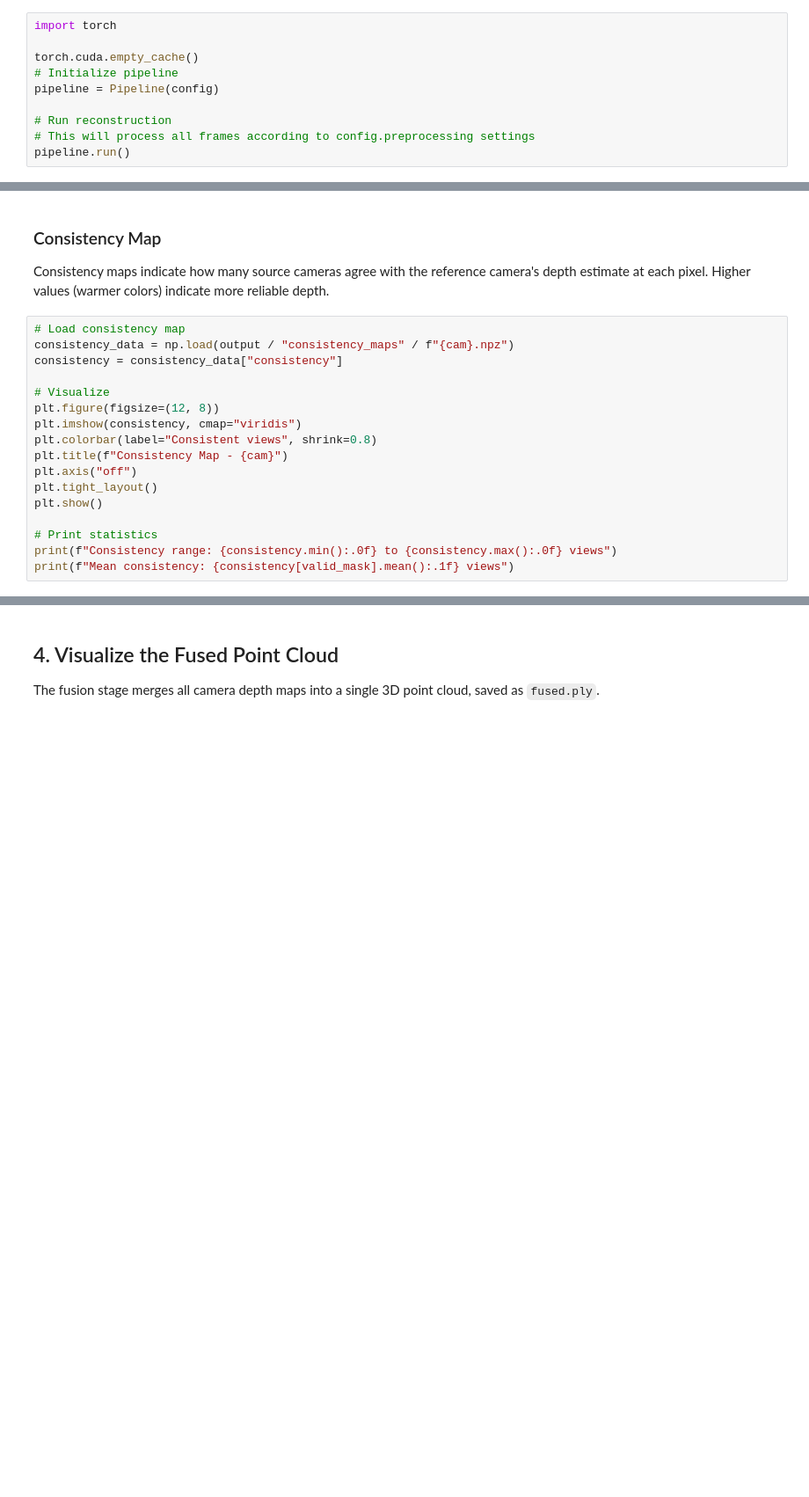
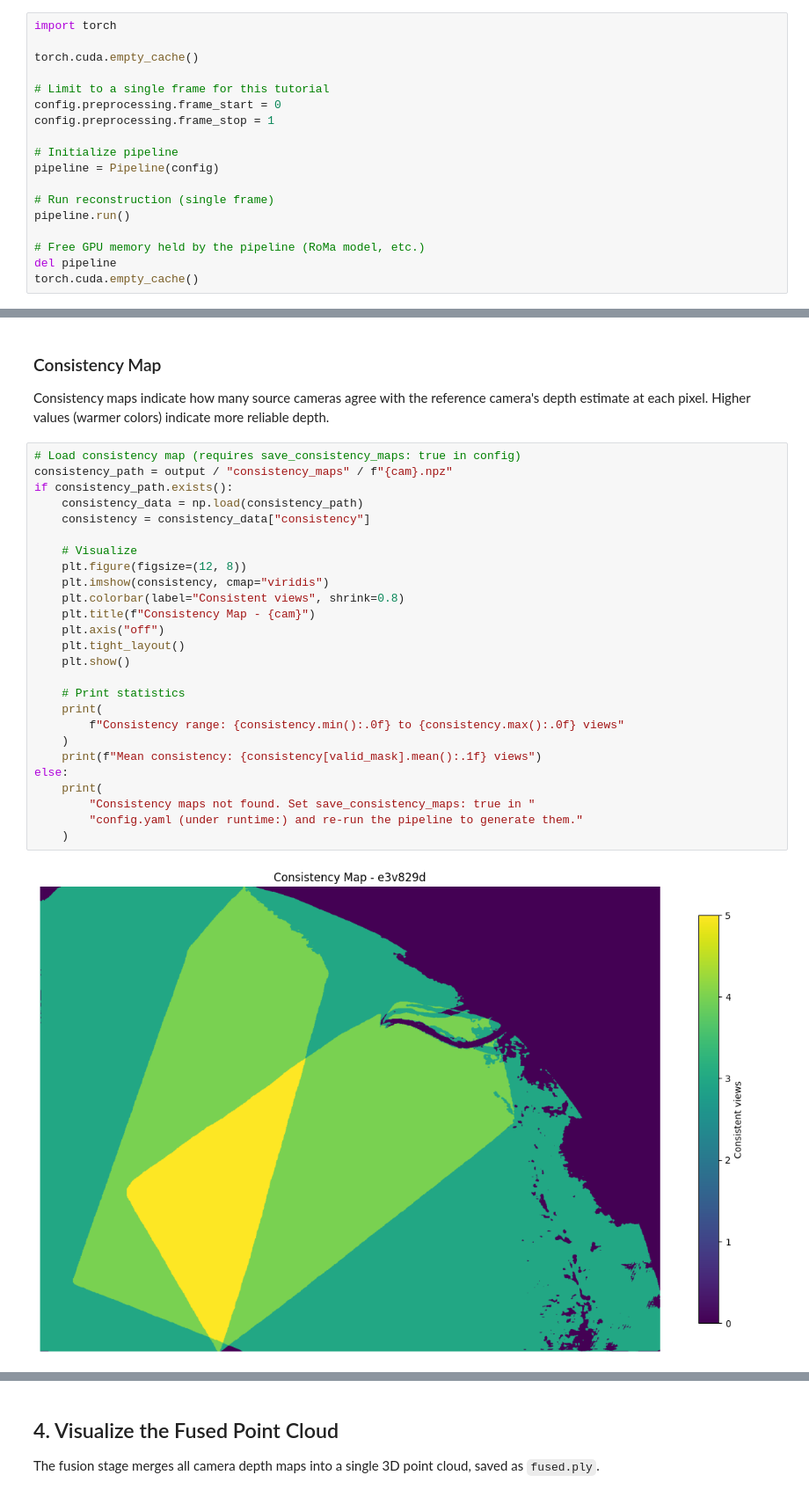
Before and after one commit to tlancaster6/AquaMVS, a Jupyter notebook: docs/tutorial/notebook.ipynb, the cells around one changed output, grey strips where cells are left out. Shown at 88% size. Cells and saved outputs as stored; diff of their text form; blank space fills up the shorter version.

```diff
--- a/docs/tutorial/notebook.ipynb
+++ b/docs/tutorial/notebook.ipynb
@@ -138,11 +143,19 @@ This step can take a long time to run, depending on image resolution, number of
 import torch
 
 torch.cuda.empty_cache()
+
+# Limit to a single frame for this tutorial
+config.preprocessing.frame_start = 0
+config.preprocessing.frame_stop = 1
+
 # Initialize pipeline
 pipeline = Pipeline(config)
 
-# Run reconstruction
-# This will process all frames according to config.preprocessing settings
+# Run reconstruction (single frame)
 pipeline.run()
+
+# Free GPU memory held by the pipeline (RoMa model, etc.)
+del pipeline
+torch.cuda.empty_cache()
 # %% [output]
 aquamvs.pipeline.builder - Loading calibration from ./calibration.json
@@ -195,19 +245,30 @@ print(
 
 Consistency maps indicate how many source cameras agree with the reference camera's depth estimate at each pixel. Higher values (warmer colors) indicate more reliable depth.
 # %%
-# Load consistency map
-consistency_data = np.load(output / "consistency_maps" / f"{cam}.npz")
-consistency = consistency_data["consistency"]
+# Load consistency map (requires save_consistency_maps: true in config)
+consistency_path = output / "consistency_maps" / f"{cam}.npz"
+if consistency_path.exists():
+    consistency_data = np.load(consistency_path)
+    consistency = consistency_data["consistency"]
 
-# Visualize
-plt.figure(figsize=(12, 8))
-plt.imshow(consistency, cmap="viridis")
-plt.colorbar(label="Consistent views", shrink=0.8)
-plt.title(f"Consistency Map - {cam}")
-plt.axis("off")
-plt.tight_layout()
-plt.show()
+    # Visualize
+    plt.figure(figsize=(12, 8))
+    plt.imshow(consistency, cmap="viridis")
+    plt.colorbar(label="Consistent views", shrink=0.8)
+    plt.title(f"Consistency Map - {cam}")
+    plt.axis("off")
+    plt.tight_layout()
+    plt.show()
 
-# Print statistics
-print(f"Consistency range: {consistency.min():.0f} to {consistency.max():.0f} views")
-print(f"Mean consistency: {consistency[valid_mask].mean():.1f} views")
+    # Print statistics
+    print(
+        f"Consistency range: {consistency.min():.0f} to {consistency.max():.0f} views"
+    )
+    print(f"Mean consistency: {consistency[valid_mask].mean():.1f} views")
+else:
+    print(
+        "Consistency maps not found. Set save_consistency_maps: true in "
+        "config.yaml (under runtime:) and re-run the pipeline to generate them."
+    )
+# %% [output]
+[figure, added]
```
Also changed, not shown: parts of 12 cells of this notebook, 1 other file.
